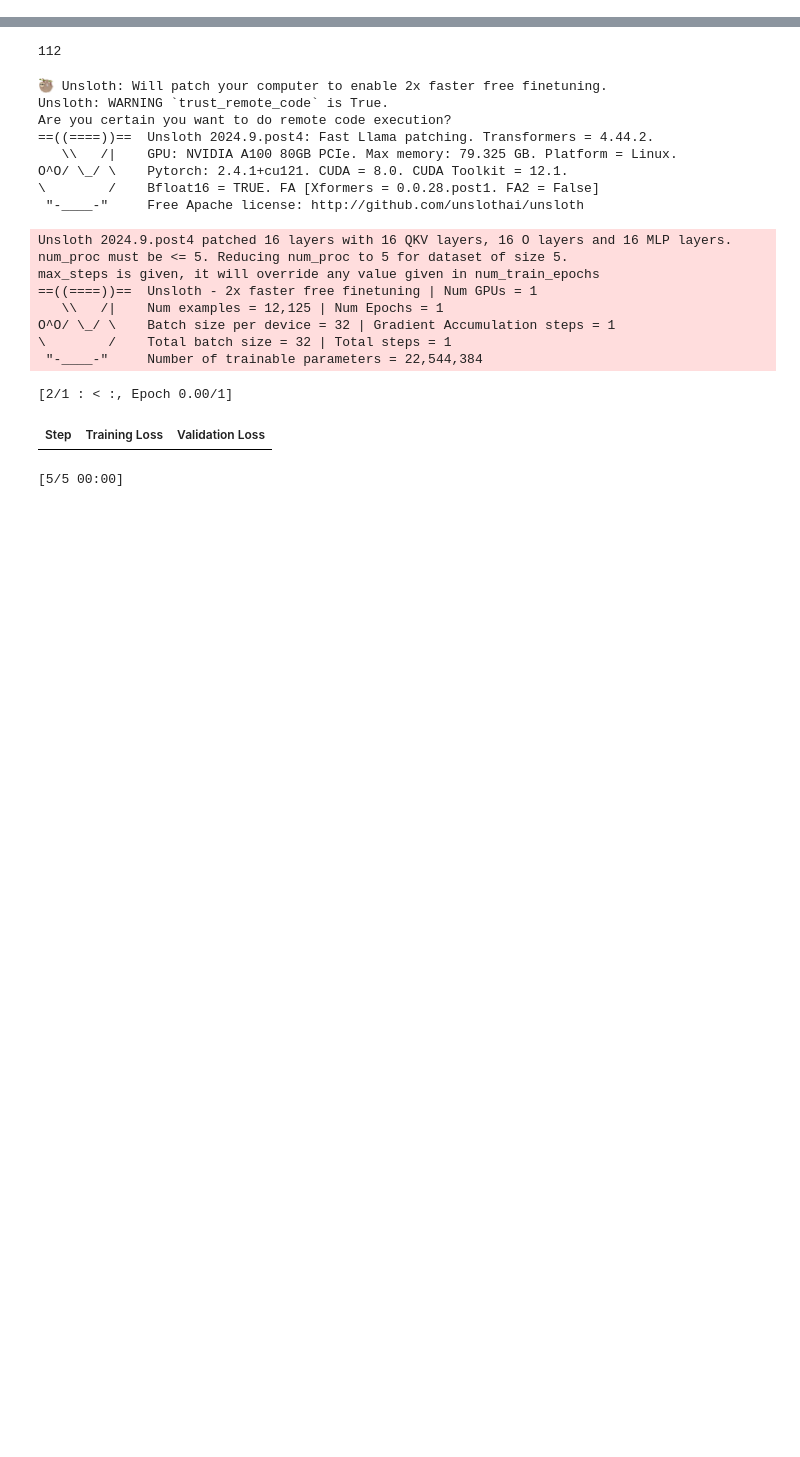
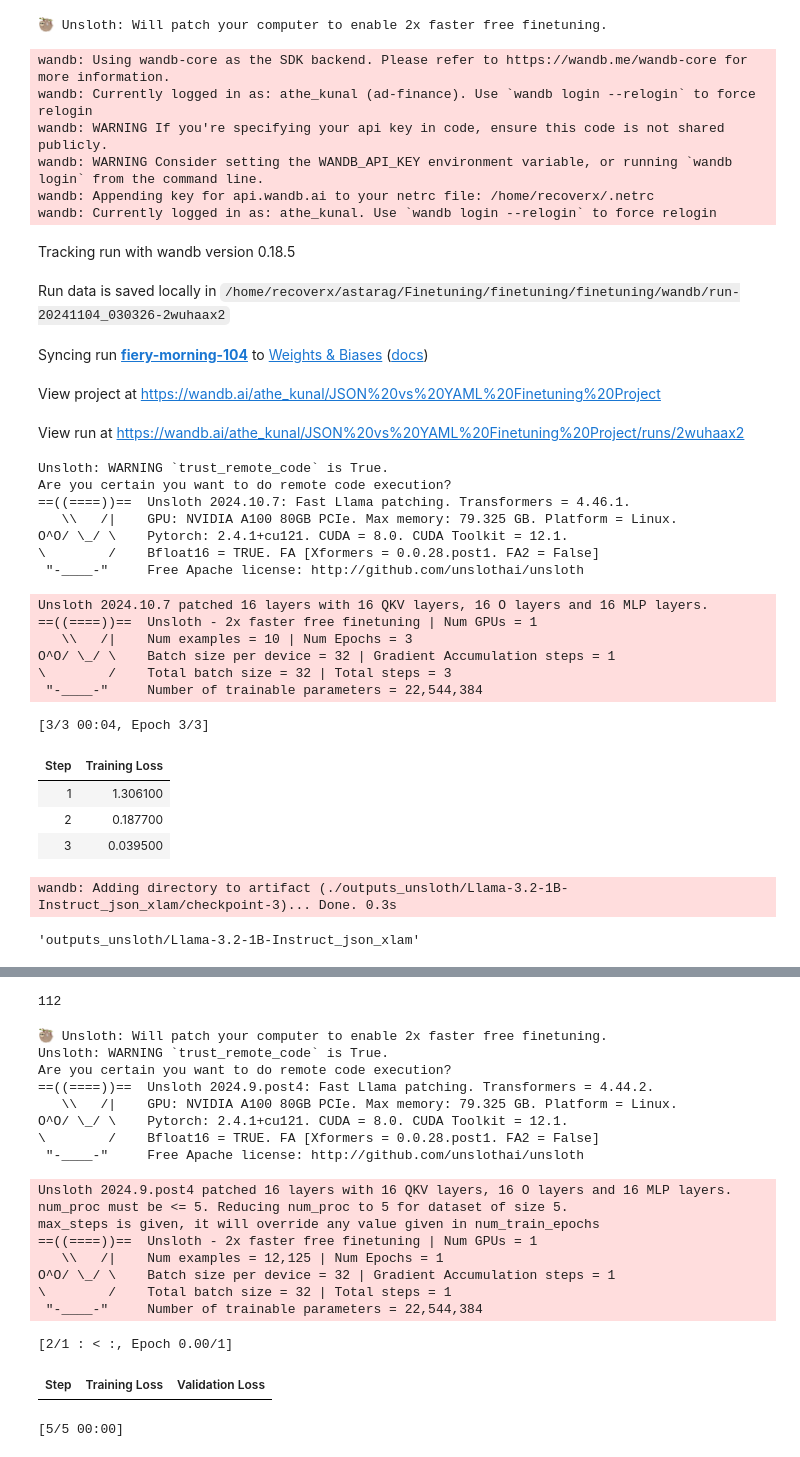
Before and after one commit to Athe-kunal/Finetuning, a Jupyter notebook: finetuning/finetuning/Finetune.ipynb, the cells around one changed output, grey strips where cells are left out. Drawn from its saved outputs; the diff is of its cells as text; code cells hidden in the pictures; blank space fills up the shorter version.

Commit message:
xlam code working

```diff
--- a/finetuning/finetuning/Finetune.ipynb
+++ b/finetuning/finetuning/Finetune.ipynb
@@ -3,0 +17,40 @@
+# %%
+from finetune import run_finetune
+run_finetune(
+    model_name = "unsloth/Llama-3.2-1B-Instruct",
+    dataset_name = "xlam",
+    json_or_yaml = "json"
+)
+# %% [output]
+🦥 Unsloth: Will patch your computer to enable 2x faster free finetuning.
+wandb: Using wandb-core as the SDK backend. Please refer to https://wandb.me/wandb-core for more information.
+wandb: Currently logged in as: athe_kunal (ad-finance). Use `wandb login --relogin` to force relogin
+wandb: WARNING If you're specifying your api key in code, ensure this code is not shared publicly.
+wandb: WARNING Consider setting the WANDB_API_KEY environment variable, or running `wandb login` from the command line.
+wandb: Appending key for api.wandb.ai to your netrc file: /home/recoverx/.netrc
+wandb: Currently logged in as: athe_kunal. Use `wandb login --relogin` to force relogin
+Tracking run with wandb version 0.18.5
+Run data is saved locally in /home/recoverx/astarag/Finetuning/finetuning/finetuning/wandb/run-20241104_030326-2wuhaax2
+Syncing run fiery-morning-104 to Weights & Biases (docs)
+View project at https://wandb.ai/athe_kunal/JSON%20vs%20YAML%20Finetuning%20Project
+View run at https://wandb.ai/athe_kunal/JSON%20vs%20YAML%20Finetuning%20Project/runs/2wuhaax2
+Unsloth: WARNING `trust_remote_code` is True.
+Are you certain you want to do remote code execution?
+==((====))==  Unsloth 2024.10.7: Fast Llama patching. Transformers = 4.46.1.
+   \\   /|    GPU: NVIDIA A100 80GB PCIe. Max memory: 79.325 GB. Platform = Linux.
+O^O/ \_/ \    Pytorch: 2.4.1+cu121. CUDA = 8.0. CUDA Toolkit = 12.1.
+\        /    Bfloat16 = TRUE. FA [Xformers = 0.0.28.post1. FA2 = False]
+ "-____-"     Free Apache license: http://github.com/unslothai/unsloth
+Unsloth 2024.10.7 patched 16 layers with 16 QKV layers, 16 O layers and 16 MLP layers.
+==((====))==  Unsloth - 2x faster free finetuning | Num GPUs = 1
+   \\   /|    Num examples = 10 | Num Epochs = 3
+O^O/ \_/ \    Batch size per device = 32 | Gradient Accumulation steps = 1
+\        /    Total batch size = 32 | Total steps = 3
+ "-____-"     Number of trainable parameters = 22,544,384
+[3/3 00:04, Epoch 3/3]
+| Step | Training Loss |
+| 1 | 1.306100 |
+| 2 | 0.187700 |
+| 3 | 0.039500 |
+wandb: Adding directory to artifact (./outputs_unsloth/Llama-3.2-1B-Instruct_json_xlam/checkpoint-3)... Done. 0.3s
+'outputs_unsloth/Llama-3.2-1B-Instruct_json_xlam'
```
Also changed, not shown: parts of 3 cells of this notebook, 4 other files.
